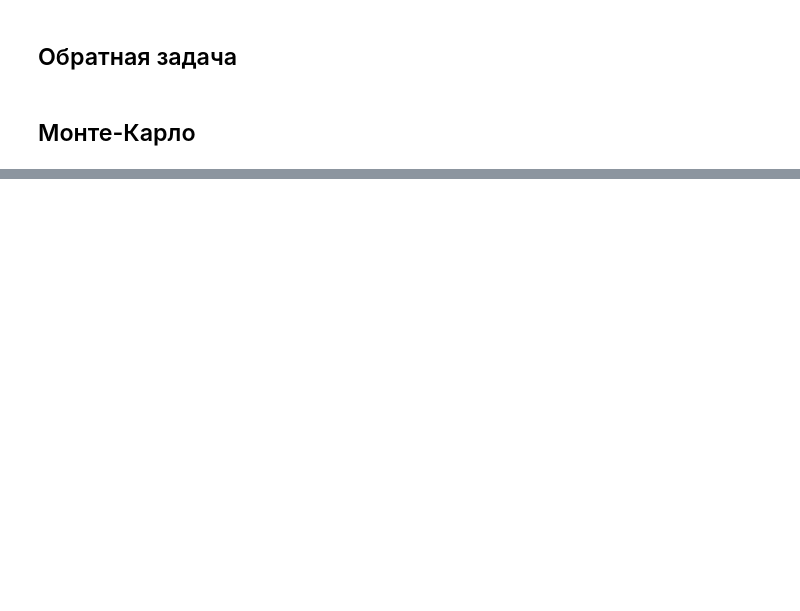
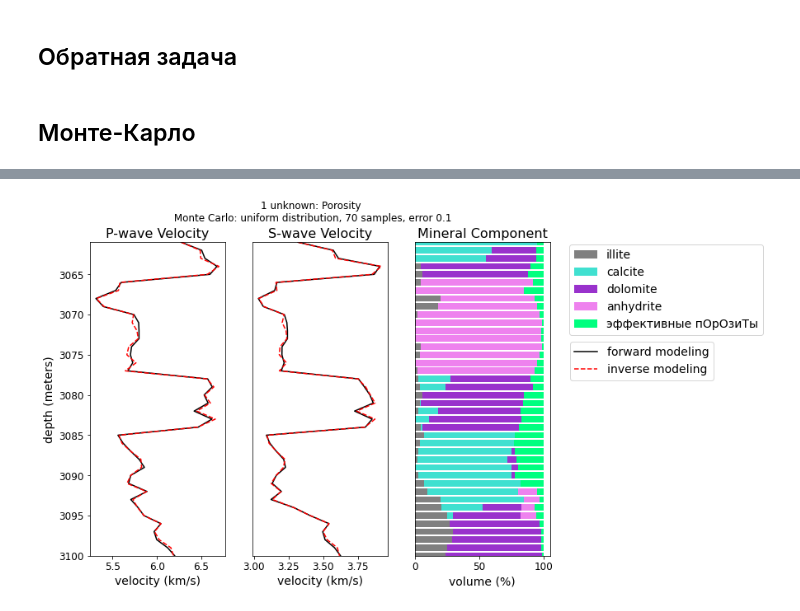
Before and after one commit to vdvorian/gradientDescent, a Jupyter notebook: artificial_well.ipynb, the cells around one changed output, grey strips where cells are left out. Cells and saved outputs as stored; diff of their text form; code cells hidden in the pictures; blank space fills up the shorter version.

```diff
--- a/artificial_well.ipynb
+++ b/artificial_well.ipynb
@@ -839,0 +907,7 @@ ZeroDivisionError: division by zero
+# %%
+all_vp_mc, all_vs_mc = get_velocities_in_well(do_forward_problem, cal_prop, dol_prop, anh_prop, ill_prop, all_por)
+
+print(all_vp_mc)
+print()
+print(all_vs_mc)
+print()
@@ -839,0 +918,39 @@ ZeroDivisionError: division by zero
+# %%
+def draw_MC_plots(depth, ill, cal, dol, anh, por, well_vp, well_vs, all_vp_mc, all_vs_mc, title):
+
+    fig, axes = plt.subplots(nrows=1, ncols=3, figsize=(10, 7))
+    fig.suptitle(title, fontsize = 12)
+
+    axes[2].barh(depth, ill, color = 'grey')
+    axes[2].barh(depth, cal, color = turquoise, left = ill)
+    axes[2].barh(depth, dol, color = dark_violet, left = cal + ill)
+    axes[2].barh(depth, anh, color = violet, left = dol + cal + ill)
+    axes[2].barh(depth, por, color = spring_green, left = anh + dol + cal + ill)
+    axes[2].set_ylim(bottom = max(depth), top = min(depth))
+    axes[2].legend(['illite', 'calcite', 'dolomite', 'anhydrite', 'эффективные пОрОзиТы'], fontsize = 14,
+                   bbox_to_anchor=(1.1, 1.01))
+    axes[2].yaxis.set_visible(False)
+    axes[2].set_title('Mineral Component', fontsize = 16)
+    axes[2].set_xlabel('volume (%)', fontsize = 14)
+
+    axes[0].plot(well_vp, depth, c = 'k')
+    axes[0].plot(all_vp_mc, depth, c = 'r', linestyle = '--')
+    axes[0].set_ylim(bottom = max(depth), top = min(depth))
+    axes[0].set_title('P-wave Velocity', fontsize = 16)
+    axes[0].set_xlabel('velocity (km/s)', fontsize = 14)
+    axes[0].set_ylabel('depth (meters)', fontsize = 14)
+    axes[0].legend(['forward modeling', 'inverse modeling'], fontsize = 14, bbox_to_anchor=(4.65, 0.7))
+
+    axes[1].plot(well_vs, depth, c = 'k')
+    axes[1].plot(all_vs_mc, depth, c = 'r', linestyle = '--')
+    axes[1].set_ylim(bottom = max(depth), top = min(depth))
+    axes[1].yaxis.set_visible(False)
+    axes[1].set_title('S-wave Velocity', fontsize = 16)
+    axes[1].set_xlabel('velocity (km/s)', fontsize = 14)
+
+    fig.tight_layout()
+# %%
+draw_MC_plots(depth, ill, cal, dol, anh, por, well_vp, well_vs, all_vp_mc, all_vs_mc,
+             title = "1 unknown: Porosity \n Monte Carlo: uniform distribution, 70 samples, error 0.1 \n")
+# %% [output]
+[figure, added]
```
Also changed, not shown: parts of 17 cells of this notebook.
